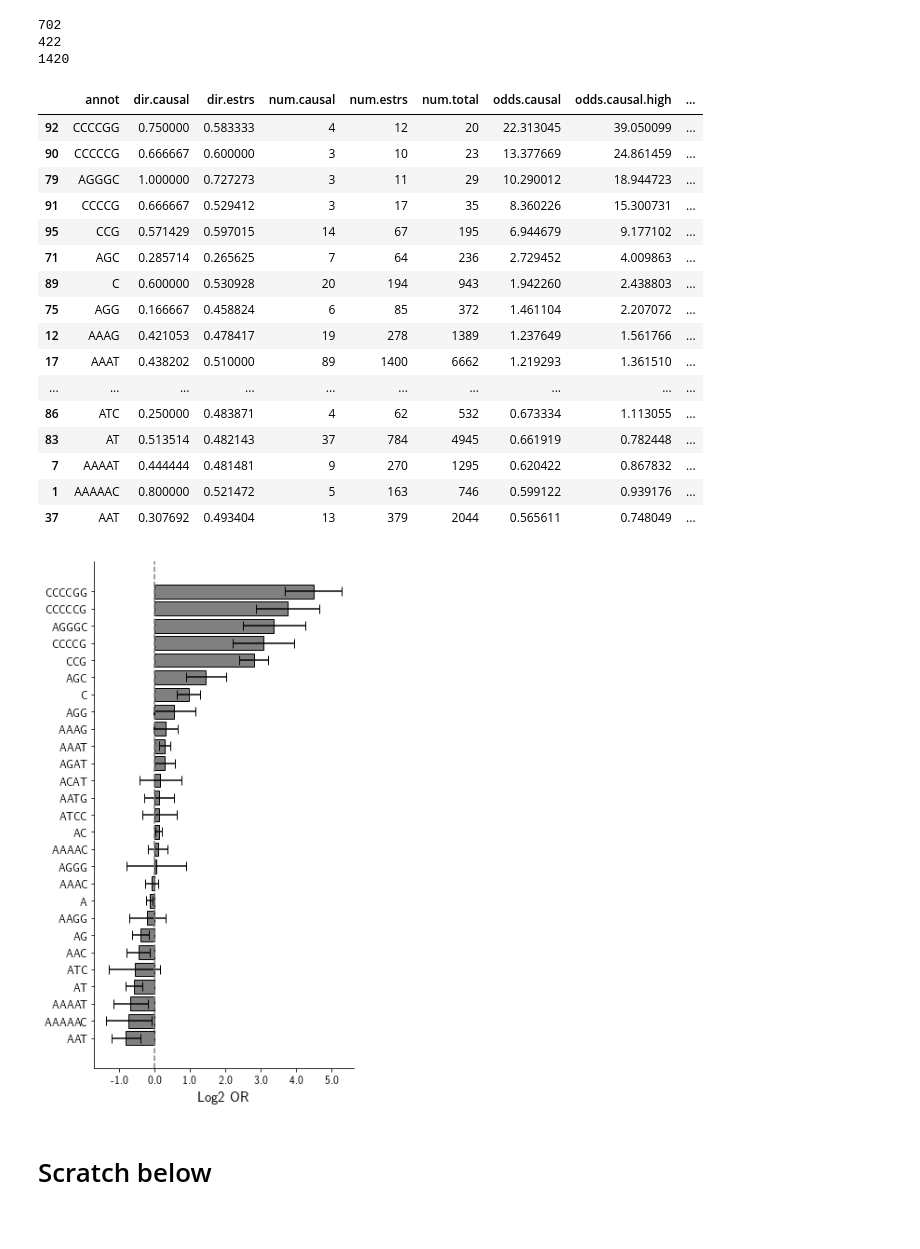
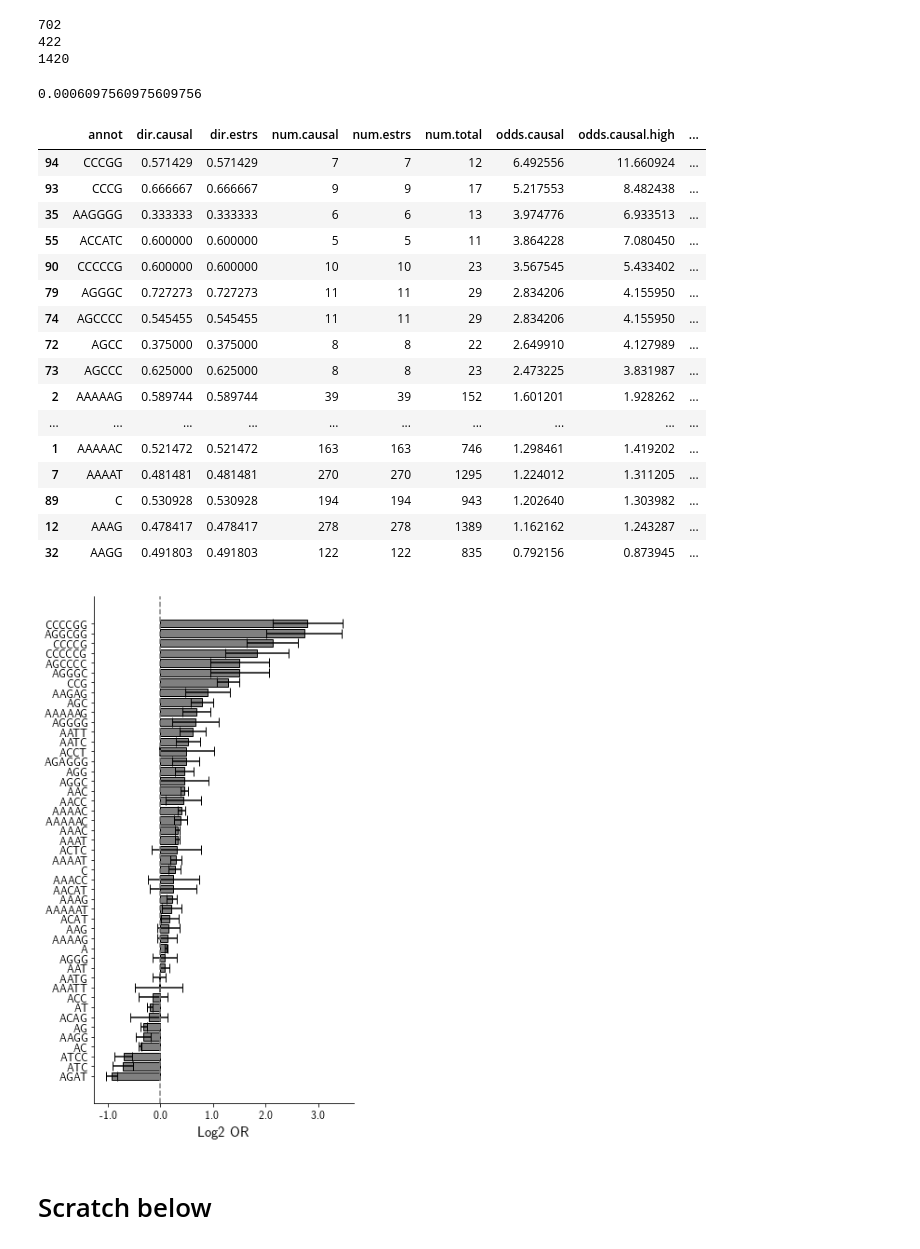
Before and after one commit to gymreklab/gtex-estrs-paper, a Jupyter notebook: figures/eSTR-GTEx-Revision-SuppFiguresEnrichment.ipynb, the cells around one changed output. Saved outputs shown, nothing was run; the diff lists cells and outputs as text; code cells hidden in the pictures.

Commit message:
updating old figures

```diff
--- a/figures/eSTR-GTEx-Revision-SuppFiguresEnrichment.ipynb
+++ b/figures/eSTR-GTEx-Revision-SuppFiguresEnrichment.ipynb
@@ -33,7 +33,7 @@ dnaseI = pd.read_csv(os.path.join(DATADIR, "misc", "annotations", "dnasehs_neare
                  names=["chrom","str.start", "x","dist.dnase"])
 
 # All ref data
-ref = pd.read_csv(os.path.join(DATADIR, "misc", "annotations", "hg19.hipstr_reference_annot.bed"), sep="\t")
+ref = pd.read_csv(os.path.join(DATADIR, "misc", "annotations", "hg19.hipstr_reference_annot_v2.bed"), sep="\t")
 ref["str.start"]=ref["start"]
 ref = pd.merge(ref, allstrs[["chrom","str.start"]].drop_duplicates(), on=["chrom","str.start"])
 
@@ -228,13 +228,14 @@ def OutputEnrichmentTable(enrich, fname):
         ["pval.estrs","odds.estrs", "pval.causal","odds.causal"]
     enrich.sort_values("odds.causal", ascending=False)[cols].to_csv(fname, index=False)
 
-def PlotEnrich(enrich, size=None, fname=None, title=None, ax=None, log2=True):
+def PlotEnrich(enrich, size=None, fname=None, title=None, ax=None, log2=True, minnum=0):
     #enrich = enrich.sort_values("odds.causal")
     w = 0.8
     if ax is None:
         fig = plt.figure()
         if size is not None: fig.set_size_inches(size)
         ax = fig.add_subplot(111)
+    enrich = enrich[enrich["num.causal"]>=minnum]
     errs_low = np.log2(enrich["odds.causal"])-np.log2(enrich["odds.causal.low"])
     errs_high = np.log2(enrich["odds.causal.high"])-np.log2(enrich["odds.causal"])
     ax.barh(range(enrich.shape[0]), np.log2(enrich["odds.causal"]), xerr=[errs_low, errs_high],
@@ -251,4 +252,6 @@ def PlotEnrich(enrich, size=None, fname=None, title=None, ax=None, log2=True):
     ax.axvline(x=0, linestyle="dashed", color="gray")
     if title is not None: ax.set_title(title)
     if fname is not None: fig.savefig(fname)
+# %%
+ref["intergenic"] = ref.apply(lambda x: (x["coding"]+x["introns"]+x["5utr"]+x["3utr"]+x["promoter_pm3kb"])==0, 1)
 # %%
@@ -351,40 +356,44 @@ print(x[["chrom","str.start","gene"]].drop_duplicates().shape[0])
 1420
 # %%
 # Motif enrichment - FM-eSTRs vs. all analyzed STRs
-causal = estrs[estrs["score"]>=MIN_CAUSAL_SCORE]
+MIN_CAUSAL_SCORE=0.0 # TODO comment this. generating for multiple CAVIAR scores
+minnum = 5 # TODO 3 for all but 0 case
+causal = estrs #[estrs["score"]>=MIN_CAUSAL_SCORE]
 
 motifs = ref.groupby("motif", as_index=False).agg({"str.start": len})
 motifs = motifs[motifs["motif"] != "ACACAC"]
 motifs = list(motifs[motifs["str.start"]>=10]["motif"])
 ref_motif = ref[["chrom","str.start","motif"]].copy()
 ref_motif["annot"] = ref_motif["motif"]
 motif_enrich_all = GetEnrichments(ref_motif, estrs, causal, motifs, annot_col=True)
 motif_enrich_all = motif_enrich_all[motif_enrich_all["num.causal"]>=3]
 
-fname = os.path.join(RESULTSDIR, "Figure2_Motifs.pdf")
-PlotEnrich(motif_enrich_all.sort_values("odds.causal", ascending=True), size=(5, 10), fname=fname)
+fname = os.path.join(RESULTSDIR, "Figure2_Motifs_%s.pdf"%MIN_CAUSAL_SCORE)
+PlotEnrich(motif_enrich_all.sort_values("odds.causal", ascending=True), minnum=10, size=(5, 10), fname=fname)
 
 motif_enrich_all = motif_enrich_all.sort_values("odds.causal", ascending=False)
-motif_enrich_all
+print(0.05/motif_enrich_all.shape[0])
+motif_enrich_all[(motif_enrich_all["pval.causal"]>=0.05/motif_enrich_all.shape[0]) & (motif_enrich_all["pval.causal"]<0.05)]
 # %% [output]
+0.0006097560975609756
 |  | annot | dir.causal | dir.estrs | num.causal | num.estrs | num.total | odds.causal | odds.causal.high | ... |
-| 92 | CCCCGG | 0.750000 | 0.583333 | 4 | 12 | 20 | 22.313045 | 39.050099 | ... |
-| 90 | CCCCCG | 0.666667 | 0.600000 | 3 | 10 | 23 | 13.377669 | 24.861459 | ... |
-| 79 | AGGGC | 1.000000 | 0.727273 | 3 | 11 | 29 | 10.290012 | 18.944723 | ... |
-| 91 | CCCCG | 0.666667 | 0.529412 | 3 | 17 | 35 | 8.360226 | 15.300731 | ... |
-| 95 | CCG | 0.571429 | 0.597015 | 14 | 67 | 195 | 6.944679 | 9.177102 | ... |
-| 71 | AGC | 0.285714 | 0.265625 | 7 | 64 | 236 | 2.729452 | 4.009863 | ... |
-| 89 | C | 0.600000 | 0.530928 | 20 | 194 | 943 | 1.942260 | 2.438803 | ... |
-| 75 | AGG | 0.166667 | 0.458824 | 6 | 85 | 372 | 1.461104 | 2.207072 | ... |
-| 12 | AAAG | 0.421053 | 0.478417 | 19 | 278 | 1389 | 1.237649 | 1.561766 | ... |
-| 17 | AAAT | 0.438202 | 0.510000 | 89 | 1400 | 6662 | 1.219293 | 1.361510 | ... |
+| 94 | CCCGG | 0.571429 | 0.571429 | 7 | 7 | 12 | 6.492556 | 11.660924 | ... |
+| 93 | CCCG | 0.666667 | 0.666667 | 9 | 9 | 17 | 5.217553 | 8.482438 | ... |
+| 35 | AAGGGG | 0.333333 | 0.333333 | 6 | 6 | 13 | 3.974776 | 6.933513 | ... |
+| 55 | ACCATC | 0.600000 | 0.600000 | 5 | 5 | 11 | 3.864228 | 7.080450 | ... |
+| 90 | CCCCCG | 0.600000 | 0.600000 | 10 | 10 | 23 | 3.567545 | 5.433402 | ... |
+| 79 | AGGGC | 0.727273 | 0.727273 | 11 | 11 | 29 | 2.834206 | 4.155950 | ... |
+| 74 | AGCCCC | 0.545455 | 0.545455 | 11 | 11 | 29 | 2.834206 | 4.155950 | ... |
+| 72 | AGCC | 0.375000 | 0.375000 | 8 | 8 | 22 | 2.649910 | 4.127989 | ... |
+| 73 | AGCCC | 0.625000 | 0.625000 | 8 | 8 | 23 | 2.473225 | 3.831987 | ... |
+| 2 | AAAAAG | 0.589744 | 0.589744 | 39 | 39 | 152 | 1.601201 | 1.928262 | ... |
 | ... | ... | ... | ... | ... | ... | ... | ... | ... | ... |
-| 86 | ATC | 0.250000 | 0.483871 | 4 | 62 | 532 | 0.673334 | 1.113055 | ... |
-| 83 | AT | 0.513514 | 0.482143 | 37 | 784 | 4945 | 0.661919 | 0.782448 | ... |
-| 7 | AAAAT | 0.444444 | 0.481481 | 9 | 270 | 1295 | 0.620422 | 0.867832 | ... |
-| 1 | AAAAAC | 0.800000 | 0.521472 | 5 | 163 | 746 | 0.599122 | 0.939176 | ... |
-| 37 | AAT | 0.307692 | 0.493404 | 13 | 379 | 2044 | 0.565611 | 0.748049 | ... |
+| 1 | AAAAAC | 0.521472 | 0.521472 | 163 | 163 | 746 | 1.298461 | 1.419202 | ... |
+| 7 | AAAAT | 0.481481 | 0.481481 | 270 | 270 | 1295 | 1.224012 | 1.311205 | ... |
+| 89 | C | 0.530928 | 0.530928 | 194 | 194 | 943 | 1.202640 | 1.303982 | ... |
+| 12 | AAAG | 0.478417 | 0.478417 | 278 | 278 | 1389 | 1.162162 | 1.243287 | ... |
+| 32 | AAGG | 0.491803 | 0.491803 | 122 | 122 | 835 | 0.792156 | 0.873945 | ... |
-[figure, old version]
+[figure, new version]
 # %%
 # Motif enrichment - FM-eSTRs vs. eSTRs
 #causal = estrs[estrs["score"]>=MIN_CAUSAL_SCORE]
```
Also changed, not shown: parts of 3 cells of this notebook, 11 other files.
